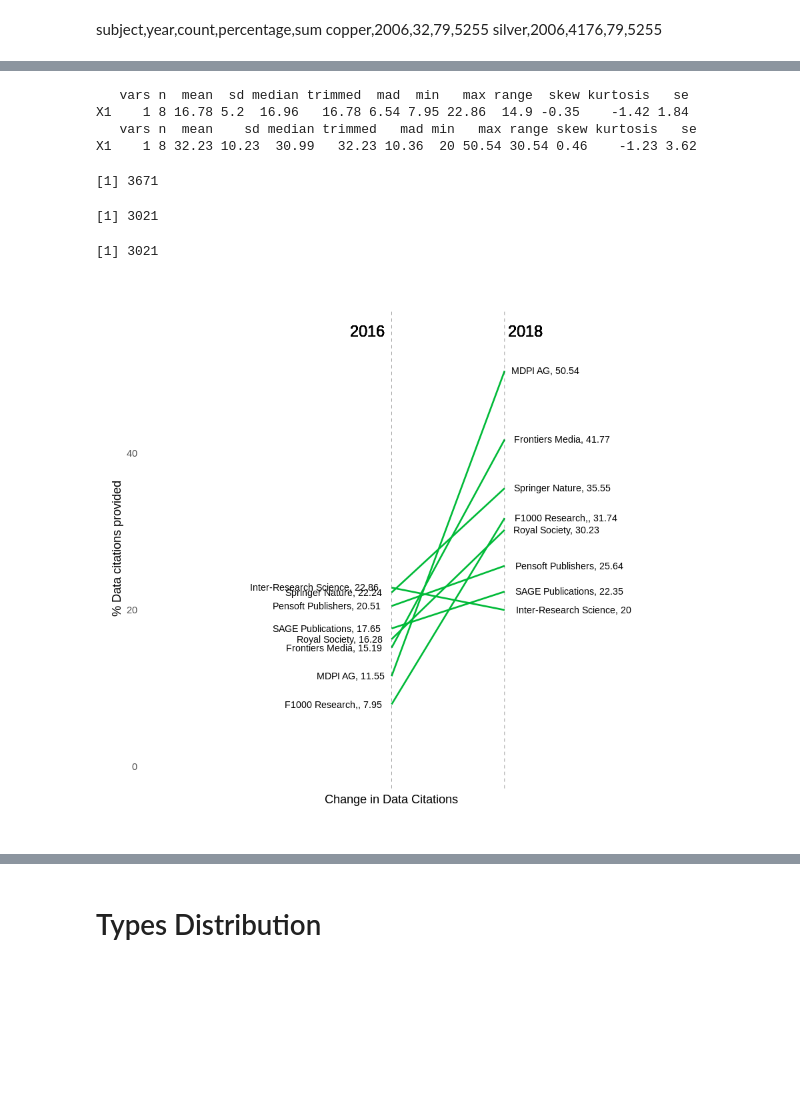
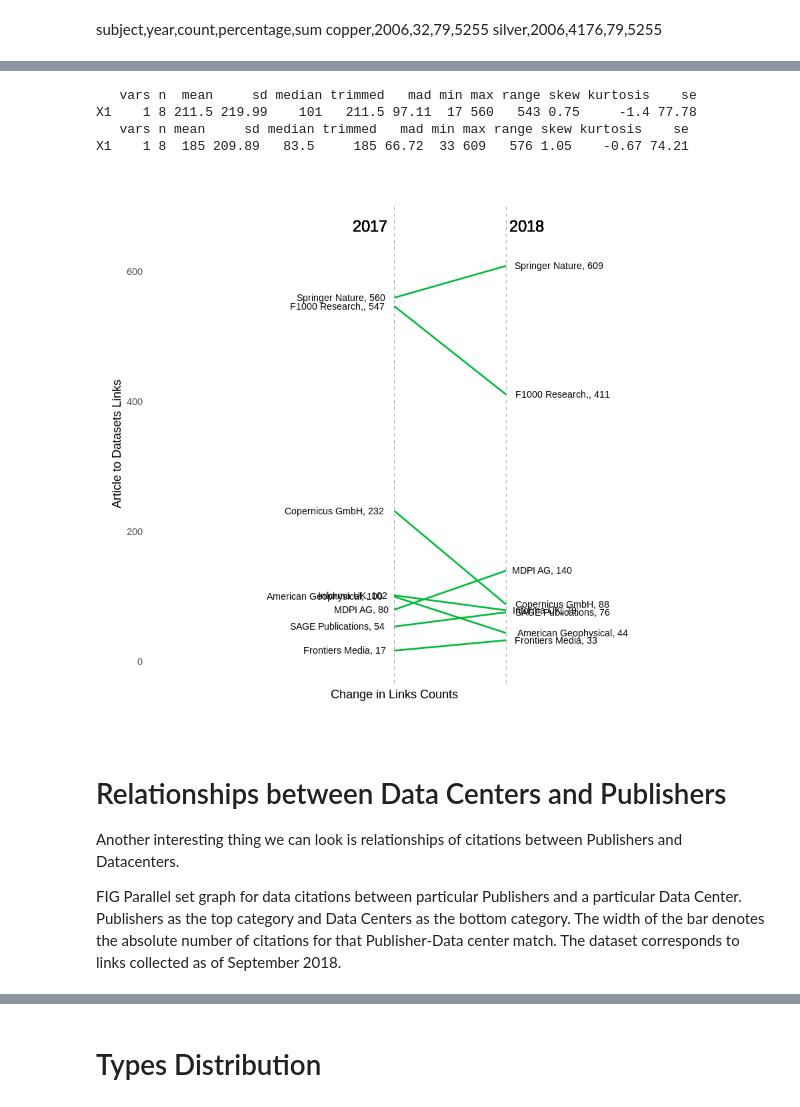
Before and after one commit to datacite/metadata-reports, a Jupyter notebook: mimolette/visualisation/Citations_Analysis_publishers_for_force11.ipynb, the cells around one changed output, grey strips where cells are left out. Cells and saved outputs as stored; diff of their text form; code cells hidden in the pictures; blank space fills up the shorter version.

```diff
--- a/mimolette/visualisation/Citations_Analysis_publishers_for_force11.ipynb
+++ b/mimolette/visualisation/Citations_Analysis_publishers_for_force11.ipynb
@@ -194,45 +76,14 @@ Joining, by = c("id", "registrant_name")
-# %%
-plot_slopegraph<-function(slope_df){
-        print(describe(slope_df$`2017`))
-        print(describe(slope_df$`2018`))
-
-    left_label <- paste(slope_df$registrant_name, round(slope_df$`2017`, digits = 2),sep=", ")
-    right_label <- paste(slope_df$registrant_name, round(slope_df$`2018`, digits = 2),sep=", ")
-#     slope_df$class <- ifelse((slope_df$`2018` < slope_df$`2017`), "red", "green")
-    slope_df$class <- ifelse((slope_df$`2018` < slope_df$`2017`), "green", "green")
-
-    p <- ggplot(slope_df) + geom_segment(aes(x=1.5, xend=2, y=`2017`, yend=`2018`, col=class), size=.75, show.legend=F) +
-                      geom_vline(xintercept=1.5, linetype="dashed", size=.1) +
-                      geom_vline(xintercept=2, linetype="dashed", size=.1) +
-                      scale_color_manual(labels = c("Up", "Down"),
-                                         values = c("green"="#00ba38", "red"="#f8766d")) +  # color of lines
-                      labs(x="Change in Data Citations", y="% Data citations provided") +  # Axis labels
-                      xlim(.5, 2.5) + ylim(0,(1.1*(max(slope_df$`2017`, slope_df$`2018`))))  # X and Y axis limits
-
-    # Add texts
-    p <- p + geom_text(label=left_label, y=slope_df$`2017`, x=rep(1.5, NROW(slope_df)), hjust=1.1, size=3)
-    p <- p + geom_text(label=right_label, y=slope_df$`2018`, x=rep(2, NROW(slope_df)), hjust=-0.1, size=3)
-    p <- p + geom_text(label="2016", x=1.5, y=1.1*(max(slope_df$`2017`, slope_df$`2018`)), hjust=1.2, size=5)  # title
-    p <- p + geom_text(label="2018", x=2, y=1.1*(max(slope_df$`2017`, slope_df$`2018`)), hjust=-0.1, size=5)  # title
-
-    # Minify theme
-    p + theme(panel.background = element_blank(),
-               panel.grid = element_blank(),
-               axis.ticks = element_blank(),
-               axis.text.x = element_blank(),
-               panel.border = element_blank(),
-               plot.margin = unit(c(1,0.5,1,0.5), "cm"))
-}
-plot_slopegraph(head(registrants,8))
-sum(registrants_cast$`2017`)
-sum(registrants_cast$`2018`)
-sum(registrants_cast$`2018`)
-# %% [output]
-   vars n  mean  sd median trimmed  mad  min   max range  skew kurtosis   se
-X1    1 8 16.78 5.2  16.96   16.78 6.54 7.95 22.86  14.9 -0.35    -1.42 1.84
-   vars n  mean    sd median trimmed   mad min   max range skew kurtosis   se
-X1    1 8 32.23 10.23  30.99   32.23 10.36  20 50.54 30.54 0.46    -1.23 3.62
-[1] 3671
-[1] 3021
-[1] 3021
-[figure, removed]
+# %%
+plot_slopegraph(y_label="Article to Datasets Links", slope_df=head(registrants,8))
+# %% [output]
+   vars n  mean     sd median trimmed   mad min max range skew kurtosis    se
+X1    1 8 211.5 219.99    101   211.5 97.11  17 560   543 0.75     -1.4 77.78
+   vars n mean     sd median trimmed   mad min max range skew kurtosis    se
+X1    1 8  185 209.89   83.5     185 66.72  33 609   576 1.05    -0.67 74.21
+[figure, added]
+# %% [markdown]
+# Relationships between Data Centers and Publishers
+
+Another interesting thing we can look is relationships of citations between Publishers and Datacenters.
+
+FIG Parallel set graph for data citations between particular Publishers and a particular Data Center. Publishers as the top category and Data Centers as the bottom category. The width of the bar denotes the absolute number of citations for that Publisher-Data center match. The dataset corresponds to links collected as of September 2018.
```
Also changed, not shown: parts of 26 cells of this notebook, 1 other file.
